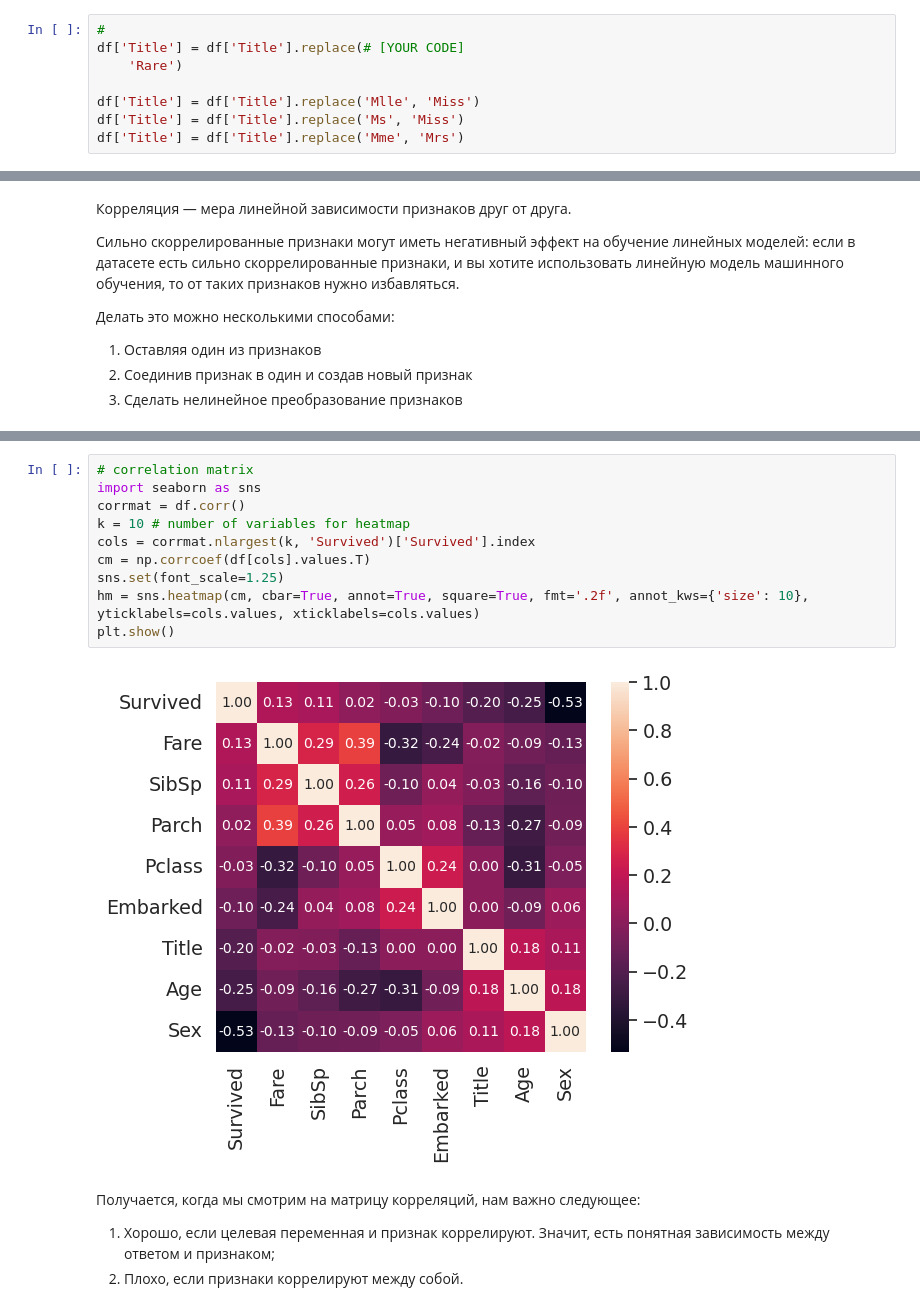
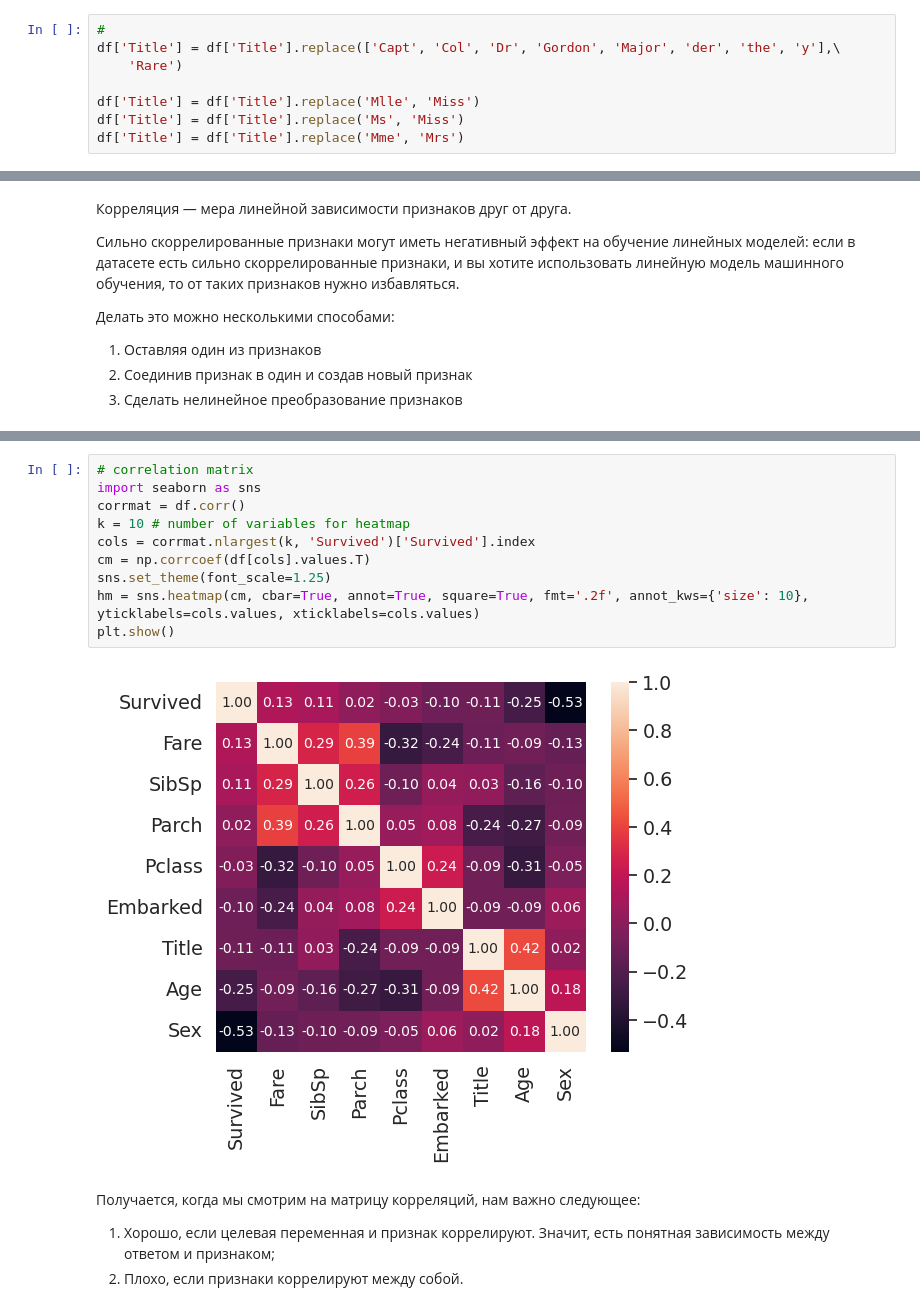
Before and after one commit to alexeivorohov-nn/nn_usu, a Jupyter notebook: Lessons/S1_Pandas_Matplotlib.ipynb, the cells around one changed output, grey strips where cells are left out. Drawn from its saved outputs; the diff is of its cells as text.

```diff
--- a/Lessons/S1_Pandas_Matplotlib.ipynb
+++ b/Lessons/S1_Pandas_Matplotlib.ipynb
@@ -733,7 +736,7 @@ pd.crosstab(df['Title'], df['Sex'])
 Мы видим, что есть некоторые титулы, которые встречаются нечасто. Давайте редкие титулы заменим на один класс, назовем его "Rare":
 # %%
 #
-df['Title'] = df['Title'].replace(# [YOUR CODE]
+df['Title'] = df['Title'].replace(['Capt', 'Col', 'Dr', 'Gordon', 'Major', 'der', 'the', 'y'],\
     'Rare')
 
 df['Title'] = df['Title'].replace('Mlle', 'Miss')
@@ -1055,15 +1066,15 @@ num_features.hist(figsize=(10, 3), bins=50,xlabelsize=5, ylabelsize=5, grid=Fals
 # %%
 # correlation matrix
 import seaborn as sns
 corrmat = df.corr()
 k = 10 # number of variables for heatmap
 cols = corrmat.nlargest(k, 'Survived')['Survived'].index
 cm = np.corrcoef(df[cols].values.T)
-sns.set(font_scale=1.25)
+sns.set_theme(font_scale=1.25)
 hm = sns.heatmap(cm, cbar=True, annot=True, square=True, fmt='.2f', annot_kws={'size': 10}, yticklabels=cols.values, xticklabels=cols.values)
 plt.show()
 # %% [output]
-[figure, old version]
+[figure, new version]
 # %% [markdown]
 Получается, когда мы смотрим на матрицу корреляций, нам важно следующее:
 1. Хорошо, если целевая переменная и признак коррелируют. Значит, есть понятная зависимость между ответом и признаком;
```
Also changed, not shown: parts of 13 cells of this notebook, 5 other files.
